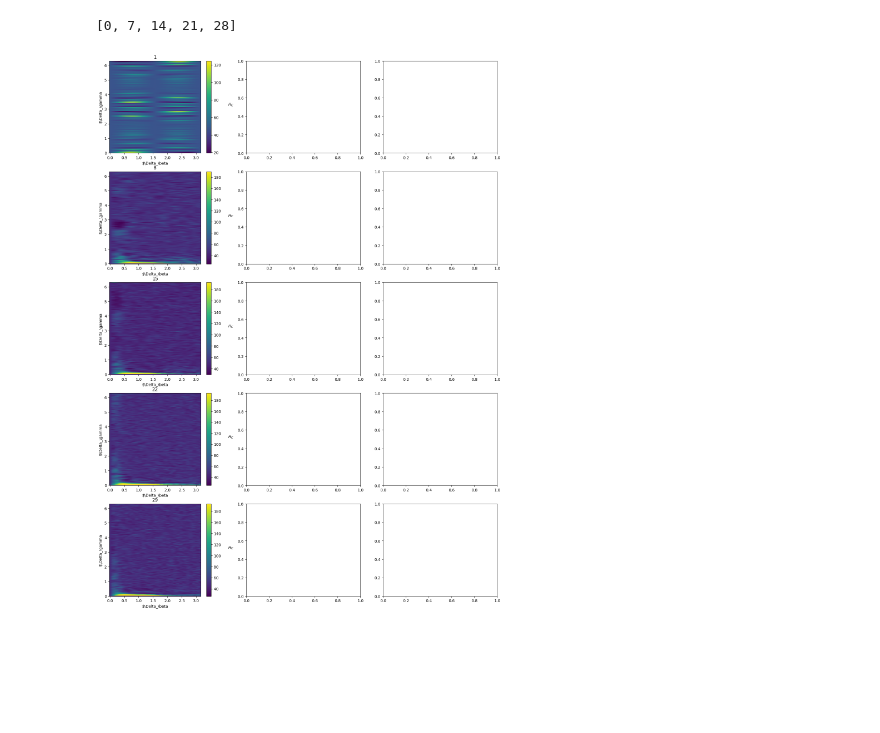
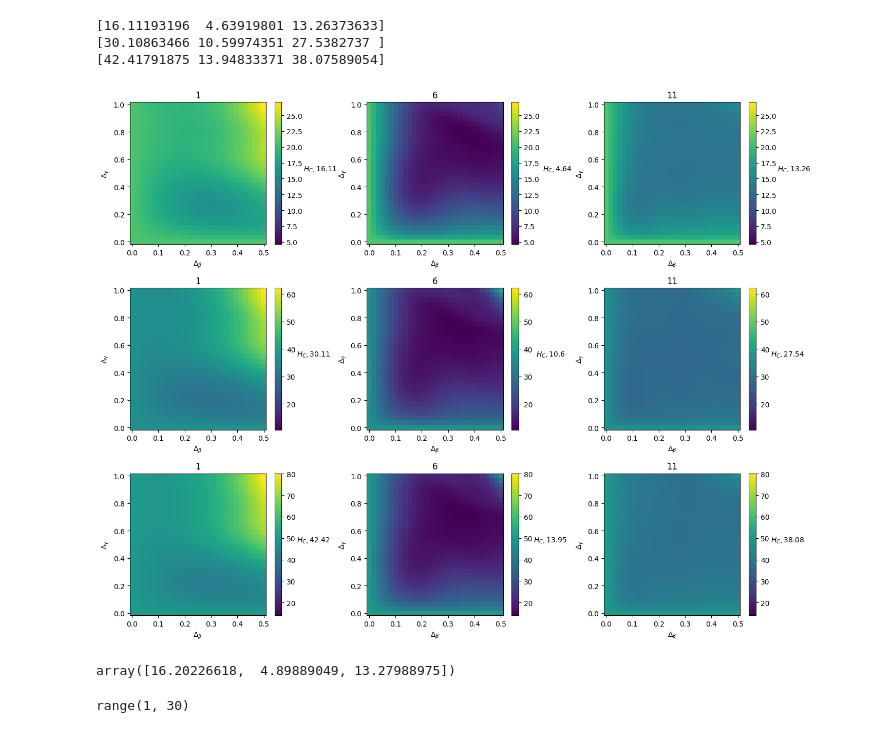
Before and after one commit to JoshCudby/quantum_pangenomics, a Jupyter notebook: new_qubo_formulation/qubo_qaoa/nonvariational/plot_param_exploration.ipynb, the cells around one changed output. Cells and saved outputs as stored; diff of their text form; code cells hidden in the pictures; blank space fills up the shorter version.

```diff
--- a/new_qubo_formulation/qubo_qaoa/nonvariational/plot_param_exploration.ipynb
+++ b/new_qubo_formulation/qubo_qaoa/nonvariational/plot_param_exploration.ipynb
@@ -55,13 +78,26 @@ def plot_3d(axs, filename, maxdb, maxdg, maxp, normalise=True):
+# %%
+fig, axs = plt.subplots(3, 3)
+axs0 = axs[0, :]
+axs1 = axs[1, :]
+axs2 = axs[2, :]
+axs0 = plot_3d(axs0, 'test_N2_W2', '0.5', '1.0', '11', False)
+axs0 = plot_3d(axs1, 'trivial', '0.5', '1.0', '11', False)
+axs0 = plot_3d(axs2, 'test_N3_W4', '0.5', '1.0', '11', False)
+fig.set_figheight(11)
+fig.set_figwidth(14)
+plt.tight_layout()
+# %% [output]
+[16.11193196  4.63919801 13.26373633]
+[30.10863466 10.59974351 27.5382737 ]
+[42.41791875 13.94833371 38.07589054]
+[figure, added]
 # %%
-fig, axs = plt.subplots(5, 3)
-axs0 = axs[:, 0]
-axs1 = axs[:, 1]
-axs2 = axs[:, 2]
-axs0 = plot_3d(axs0, 'test_N2_W2', '3.14', '6.28', '29', False)
+# fig, axs = plt.subplots(5, 3)
+# axs0 = axs[:, 0]
+# axs1 = axs[:, 1]
+# axs2 = axs[:, 2]
+# axs0 = plot_3d(axs0, 'test_N2_W2', '3.14', '6.28', '29', False)
 # axs0 = plot_3d(axs1, 'trivial', '3.14', '49', True)
 # axs0 = plot_3d(axs2, 'test_N3_W4', '3.14', '49', True)
-fig.set_figheight(25)
-fig.set_figwidth(18)
+# fig.set_figheight(25)
+# fig.set_figwidth(18)
-# %% [output]
-[0, 7, 14, 21, 28]
-[figure, removed]
@@ -67,0 +107,8 @@ fig.set_figwidth(18)
+# %%
+np.min(np.min(res['energies'], axis=1), axis=1)
+# %% [output]
+array([16.20226618,  4.89889049, 13.27988975])
+# %%
+res['ps']
+# %% [output]
+range(1, 30)
```
Also changed, not shown: parts of 6 cells of this notebook, 5 other files.
